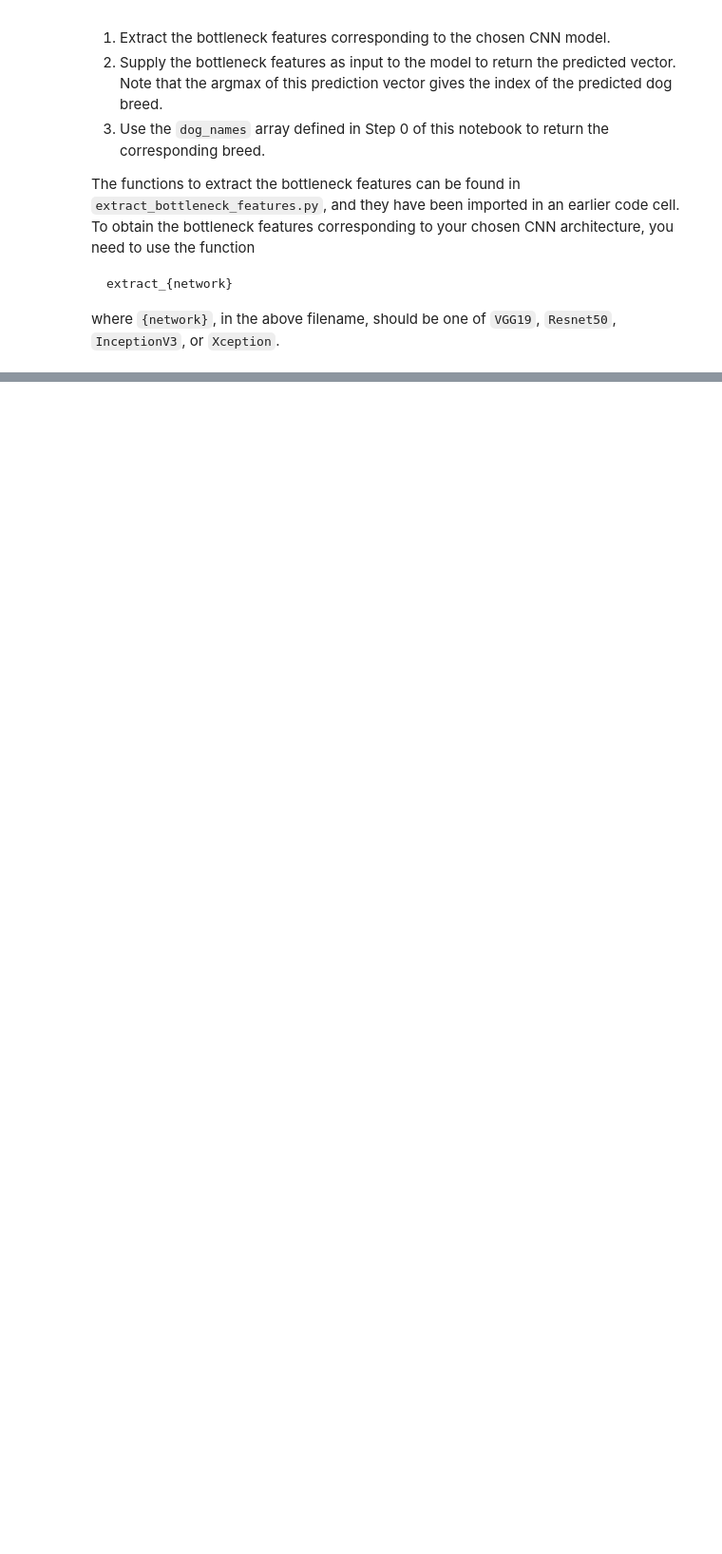
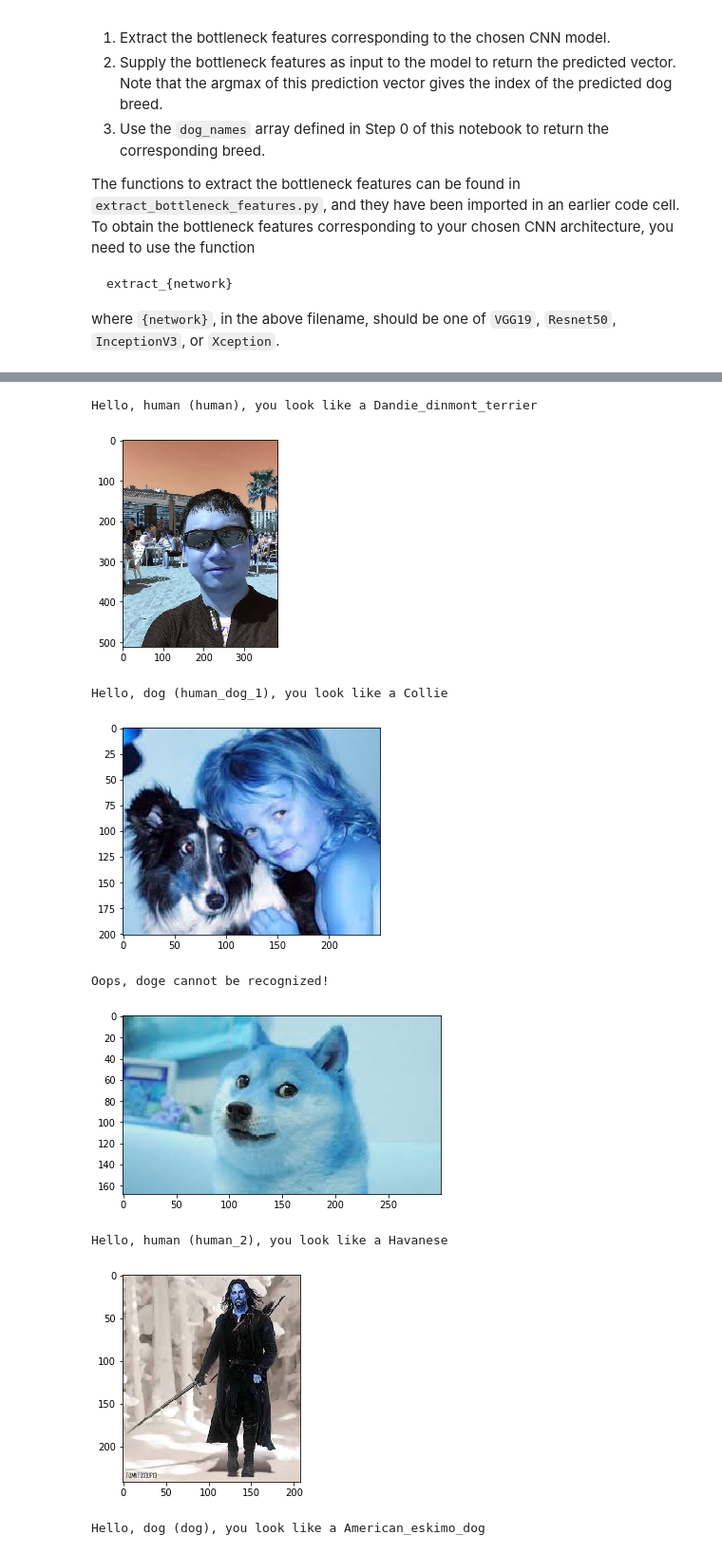
Before and after one commit to Bismarrck/dog-project, a Jupyter notebook: dog_app.ipynb, the cells around one changed output, grey strips where cells are left out. Shown at 95% size. Saved outputs shown, nothing was run; the diff lists cells and outputs as text; code cells hidden in the pictures; blank space fills up the shorter version.

```diff
--- a/dog_app.ipynb
+++ b/dog_app.ipynb
@@ -603,6 +684,7 @@ __Answer:__
 ### (IMPLEMENTATION) Compile the Model
 # %%
 ### TODO: Compile the model.
+Xception_model.compile(loss='categorical_crossentropy', optimizer='adam', metrics=['accuracy'])
 # %% [markdown]
 ### (IMPLEMENTATION) Train the Model
 
@@ -615,6 +725,7 @@ You are welcome to [augment the training data](https://blog.keras.io/building-po
 ### (IMPLEMENTATION) Load the Model with the Best Validation Loss
 # %%
 ### TODO: Load the model weights with the best validation loss.
+Xception_model.load_weights('saved_models/weights.best.Xception.hdf5')
 # %% [markdown]
 ### (IMPLEMENTATION) Test the Model
 
@@ -639,6 +763,20 @@ where `{network}`, in the above filename, should be one of `VGG19`, `Resnet50`,
 # %%
 ### TODO: Write a function that takes a path to an image as input
 ### and returns the dog breed that is predicted by the model.
+from extract_bottleneck_features import extract_Xception
+
+def Xception_path_to_tensor(img_path):
+    img = image.load_img(img_path, target_size=(224, 224))
+    x = image.img_to_array(img)
+    return np.expand_dims(x, axis=0)
+
+def Xception_predict_breed(img_path):
+    # extract bottleneck features
+    bottleneck_feature = extract_Xception(Xception_path_to_tensor(img_path))
+    # obtain predicted vector
+    predicted_vector = Xception_model.predict(bottleneck_feature)
+    # return dog breed that is predicted by the model
+    return dog_names[np.argmax(predicted_vector)]
 # %% [markdown]
 ---
 <a id='step6'></a>
@@ -660,6 +798,13 @@ Some sample output for our algorithm is provided below, but feel free to design
 # %%
 ### TODO: Write your algorithm.
 ### Feel free to use as many code cells as needed.
+def deep_learning_detector(img_path):
+    if dog_detector(img_path):
+        return "dog", Xception_predict_breed(img_path)
+    elif face_detector(img_path):
+        return "human", Xception_predict_breed(img_path)
+    else:
+        return None, None
 # %% [markdown]
 ---
 <a id='step7'></a>
@@ -677,4 +835,31 @@ __Answer:__
 # %%
 ## TODO: Execute your algorithm from Step 6 on
 ## at least 6 images on your computer.
 ## Feel free to use as many code cells as needed.
+from os import listdir
+from os.path import join, splitext
+
+for img_filename in listdir("samples"):
+    if img_filename.startswith("."):
+        continue
+    fullname = join("samples", img_filename)
+    catagory, breed = deep_learning_detector(fullname)
+    if catagory is None:
+        print("Oops, {} cannot be recognized!".format(splitext(img_filename)[0]))
+    else:
+        print("Hello, {} ({}), you look like a {}".format(
+            catagory,
+            splitext(img_filename)[0],
+            breed))
+    plt.imshow(cv2.imread(fullname))
+    plt.show()
+# %% [output]
+Hello, human (human), you look like a Dandie_dinmont_terrier
+[figure, added]
+Hello, dog (human_dog_1), you look like a Collie
+[figure, added]
+Oops, doge cannot be recognized!
+[figure, added]
+Hello, human (human_2), you look like a Havanese
+[figure, added]
+Hello, dog (dog), you look like a American_eskimo_dog
```
Also changed, not shown: parts of 25 cells of this notebook.
